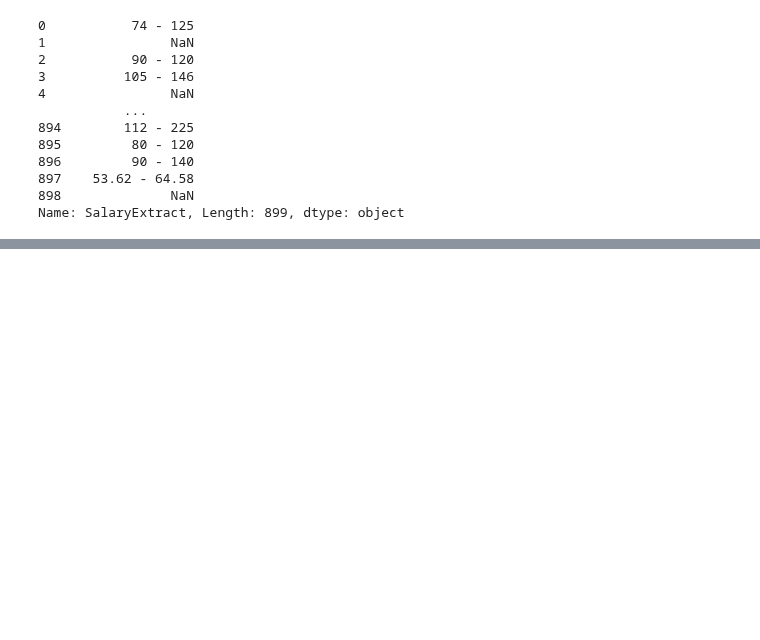
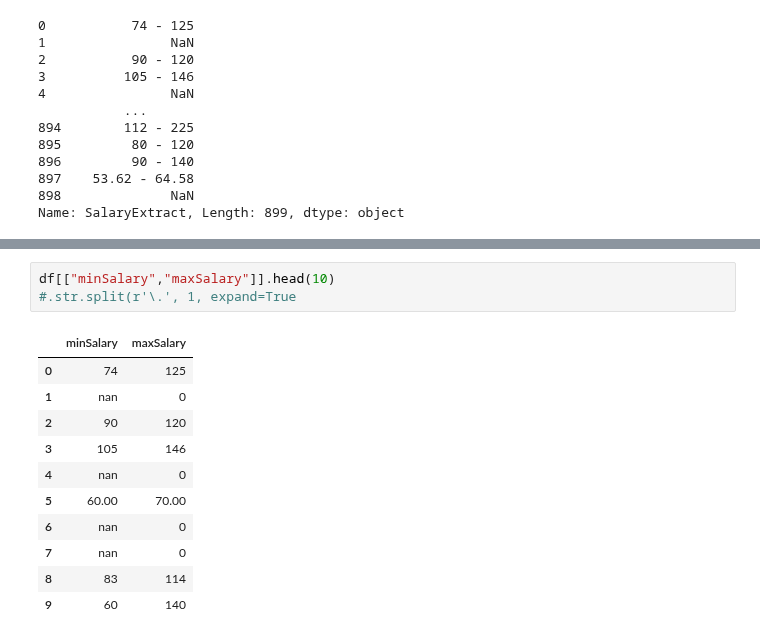
Before and after one commit to mosemb/DSalary, a Jupyter notebook: DataCleaning.ipynb, the cells around one changed output, grey strips where cells are left out. Cells and saved outputs as stored; diff of their text form; blank space fills up the shorter version.

```diff
--- a/DataCleaning.ipynb
+++ b/DataCleaning.ipynb
@@ -82,0 +133,15 @@ Name: SalaryExtract, Length: 899, dtype: object
+# %%
+df[["minSalary","maxSalary"]].head(10)
+#.str.split(r'\.', 1, expand=True
+# %% [output]
+|  | minSalary | maxSalary |
+| 0 | 74 | 125 |
+| 1 | nan | 0 |
+| 2 | 90 | 120 |
+| 3 | 105 | 146 |
+| 4 | nan | 0 |
+| 5 | 60.00 | 70.00 |
+| 6 | nan | 0 |
+| 7 | nan | 0 |
+| 8 | 83 | 114 |
+| 9 | 60 | 140 |
```
Also changed, not shown: parts of 13 cells of this notebook.
